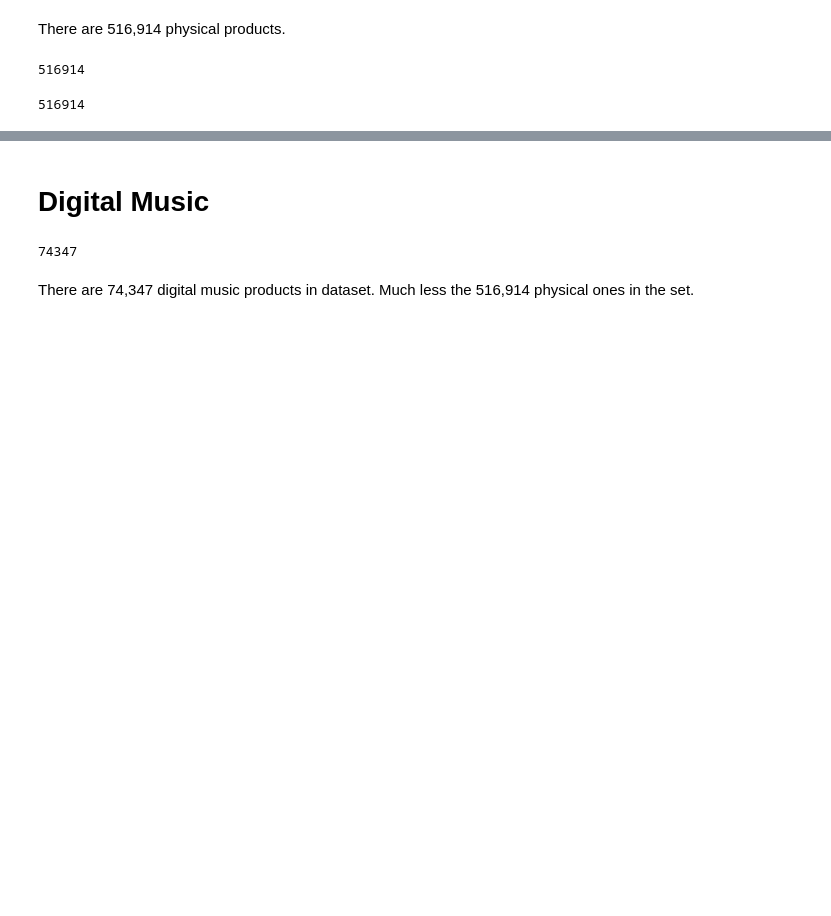
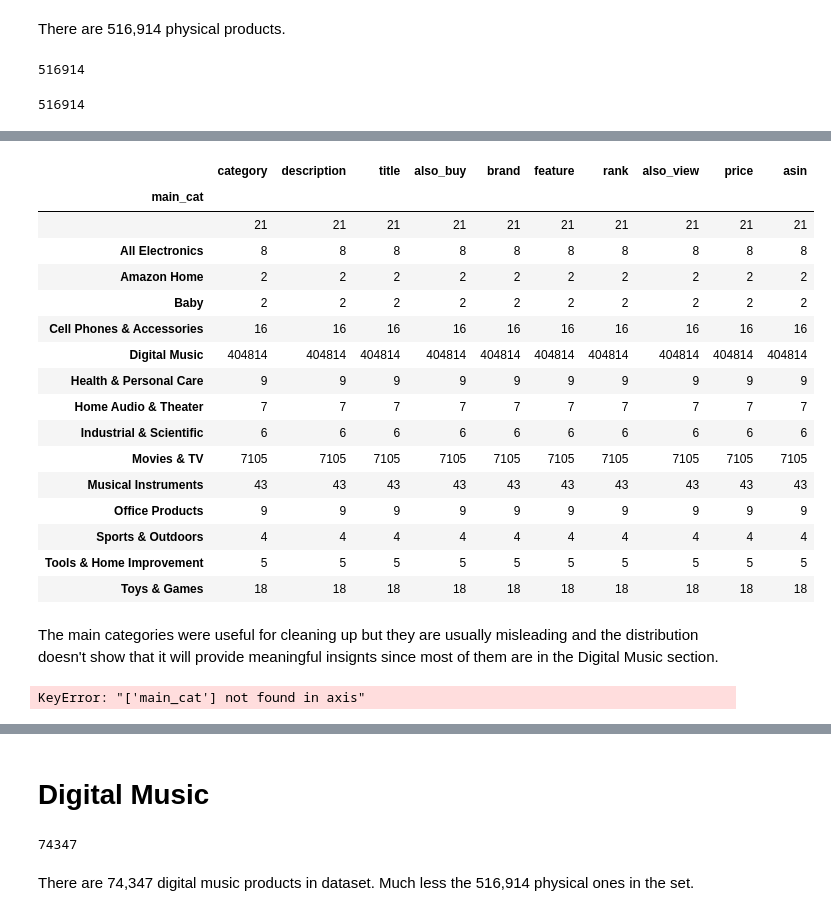
Before and after one commit to gracewainaina/CS396_Data_Science, a Jupyter notebook: cds_meta.ipynb, the cells around one changed output, grey strips where cells are left out. Drawn from its saved outputs; the diff is of its cells as text; code cells hidden in the pictures; blank space fills up the shorter version.

```diff
--- a/cds_meta.ipynb
+++ b/cds_meta.ipynb
@@ -51,0 +486,34 @@ physicals.head()
+# %%
+physicals = physicals[physicals["main_cat"] != "Books"]
+# %%
+physicals = physicals[physicals["main_cat"] != "Computers"]
+# %%
+physicals = physicals[physicals["main_cat"] != "Grocery"]
+# %%
+physicals = physicals[physicals["main_cat"] != "Software"]
+# %%
+physicals.groupby("main_cat").count()
+# %% [output]
+|  | category | description | title | also_buy | brand | feature | rank | also_view | price | asin |
+| main_cat |  |  |  |  |  |  |  |  |  |  |
+|  | 21 | 21 | 21 | 21 | 21 | 21 | 21 | 21 | 21 | 21 |
+| All Electronics | 8 | 8 | 8 | 8 | 8 | 8 | 8 | 8 | 8 | 8 |
+| Amazon Home | 2 | 2 | 2 | 2 | 2 | 2 | 2 | 2 | 2 | 2 |
+| Baby | 2 | 2 | 2 | 2 | 2 | 2 | 2 | 2 | 2 | 2 |
+| Cell Phones & Accessories | 16 | 16 | 16 | 16 | 16 | 16 | 16 | 16 | 16 | 16 |
+| Digital Music | 404814 | 404814 | 404814 | 404814 | 404814 | 404814 | 404814 | 404814 | 404814 | 404814 |
+| Health & Personal Care | 9 | 9 | 9 | 9 | 9 | 9 | 9 | 9 | 9 | 9 |
+| Home Audio & Theater | 7 | 7 | 7 | 7 | 7 | 7 | 7 | 7 | 7 | 7 |
+| Industrial & Scientific | 6 | 6 | 6 | 6 | 6 | 6 | 6 | 6 | 6 | 6 |
+| Movies & TV | 7105 | 7105 | 7105 | 7105 | 7105 | 7105 | 7105 | 7105 | 7105 | 7105 |
+| Musical Instruments | 43 | 43 | 43 | 43 | 43 | 43 | 43 | 43 | 43 | 43 |
+| Office Products | 9 | 9 | 9 | 9 | 9 | 9 | 9 | 9 | 9 | 9 |
+| Sports & Outdoors | 4 | 4 | 4 | 4 | 4 | 4 | 4 | 4 | 4 | 4 |
+| Tools & Home Improvement | 5 | 5 | 5 | 5 | 5 | 5 | 5 | 5 | 5 | 5 |
+| Toys & Games | 18 | 18 | 18 | 18 | 18 | 18 | 18 | 18 | 18 | 18 |
+# %% [markdown]
+The main categories were useful for cleaning up but they are usually misleading and the distribution doesn't show that it will provide meaningful insignts since most of them are in the Digital Music section.
+# %%
+physicals = physicals.drop("main_cat", 1)
+# %% [output]
+KeyError: "['main_cat'] not found in axis"
```
Also changed, not shown: parts of 131 cells of this notebook, 2 other files.
